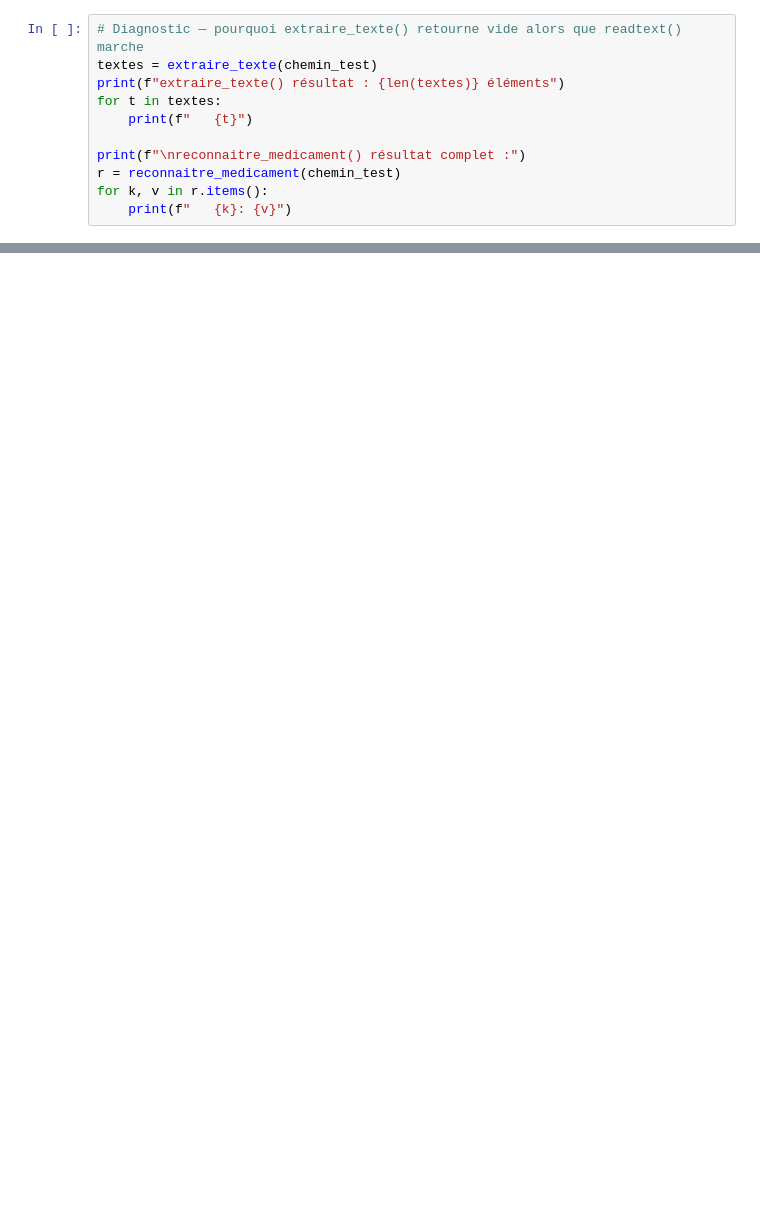
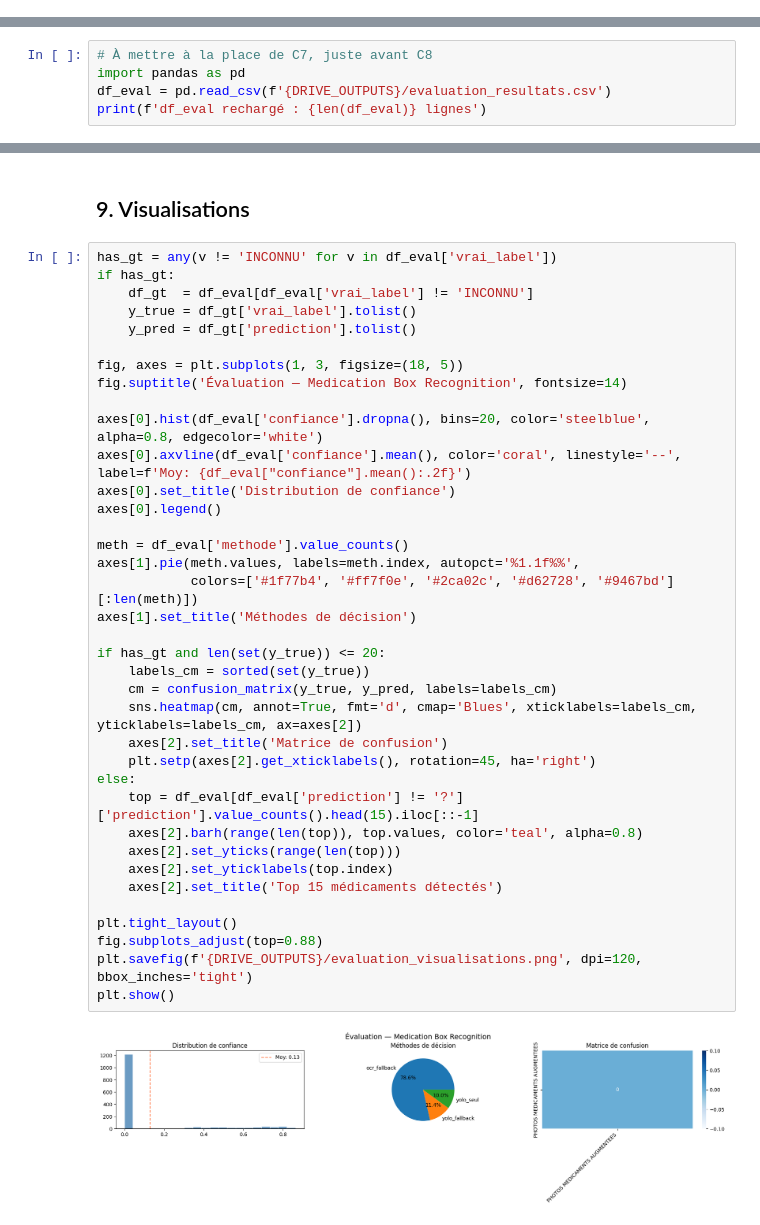
Before and after one commit to hassnabouadou/medication-box-recognition, a Jupyter notebook: notebook.ipynb, the cells around one changed output, grey strips where cells are left out. Drawn from its saved outputs; the diff is of its cells as text; blank space fills up the shorter version.

```diff
--- a/notebook.ipynb
+++ b/notebook.ipynb
@@ -975,11 +0,0 @@ if os.path.exists(chemin_test):
-# %%
-# Diagnostic — pourquoi extraire_texte() retourne vide alors que readtext() marche
-textes = extraire_texte(chemin_test)
-print(f"extraire_texte() résultat : {len(textes)} éléments")
-for t in textes:
-    print(f"   {t}")
-
-print(f"\nreconnaitre_medicament() résultat complet :")
-r = reconnaitre_medicament(chemin_test)
-for k, v in r.items():
-    print(f"   {k}: {v}")
@@ -1451,0 +386,5 @@ KeyboardInterrupt: Interrupted by user
+# %%
+# À mettre à la place de C7, juste avant C8
+import pandas as pd
+df_eval = pd.read_csv(f'{DRIVE_OUTPUTS}/evaluation_resultats.csv')
+print(f'df_eval rechargé : {len(df_eval)} lignes')
@@ -1451,0 +455,41 @@ KeyboardInterrupt: Interrupted by user
+# %% [markdown]
+## 9. Visualisations
+# %%
+has_gt = any(v != 'INCONNU' for v in df_eval['vrai_label'])
+if has_gt:
+    df_gt  = df_eval[df_eval['vrai_label'] != 'INCONNU']
+    y_true = df_gt['vrai_label'].tolist()
+    y_pred = df_gt['prediction'].tolist()
+
+fig, axes = plt.subplots(1, 3, figsize=(18, 5))
+fig.suptitle('Évaluation — Medication Box Recognition', fontsize=14)
+
+axes[0].hist(df_eval['confiance'].dropna(), bins=20, color='steelblue', alpha=0.8, edgecolor='white')
+axes[0].axvline(df_eval['confiance'].mean(), color='coral', linestyle='--', label=f'Moy: {df_eval["confiance"].mean():.2f}')
+axes[0].set_title('Distribution de confiance')
+axes[0].legend()
+
+meth = df_eval['methode'].value_counts()
+axes[1].pie(meth.values, labels=meth.index, autopct='%1.1f%%',
+            colors=['#1f77b4', '#ff7f0e', '#2ca02c', '#d62728', '#9467bd'][:len(meth)])
+axes[1].set_title('Méthodes de décision')
+
+if has_gt and len(set(y_true)) <= 20:
+    labels_cm = sorted(set(y_true))
+    cm = confusion_matrix(y_true, y_pred, labels=labels_cm)
+    sns.heatmap(cm, annot=True, fmt='d', cmap='Blues', xticklabels=labels_cm, yticklabels=labels_cm, ax=axes[2])
+    axes[2].set_title('Matrice de confusion')
+    plt.setp(axes[2].get_xticklabels(), rotation=45, ha='right')
+else:
+    top = df_eval[df_eval['prediction'] != '?']['prediction'].value_counts().head(15).iloc[::-1]
+    axes[2].barh(range(len(top)), top.values, color='teal', alpha=0.8)
+    axes[2].set_yticks(range(len(top)))
+    axes[2].set_yticklabels(top.index)
+    axes[2].set_title('Top 15 médicaments détectés')
+
+plt.tight_layout()
+fig.subplots_adjust(top=0.88)
+plt.savefig(f'{DRIVE_OUTPUTS}/evaluation_visualisations.png', dpi=120, bbox_inches='tight')
+plt.show()
+# %% [output]
+[figure, added]
```
Also changed, not shown: parts of 65 cells of this notebook.
